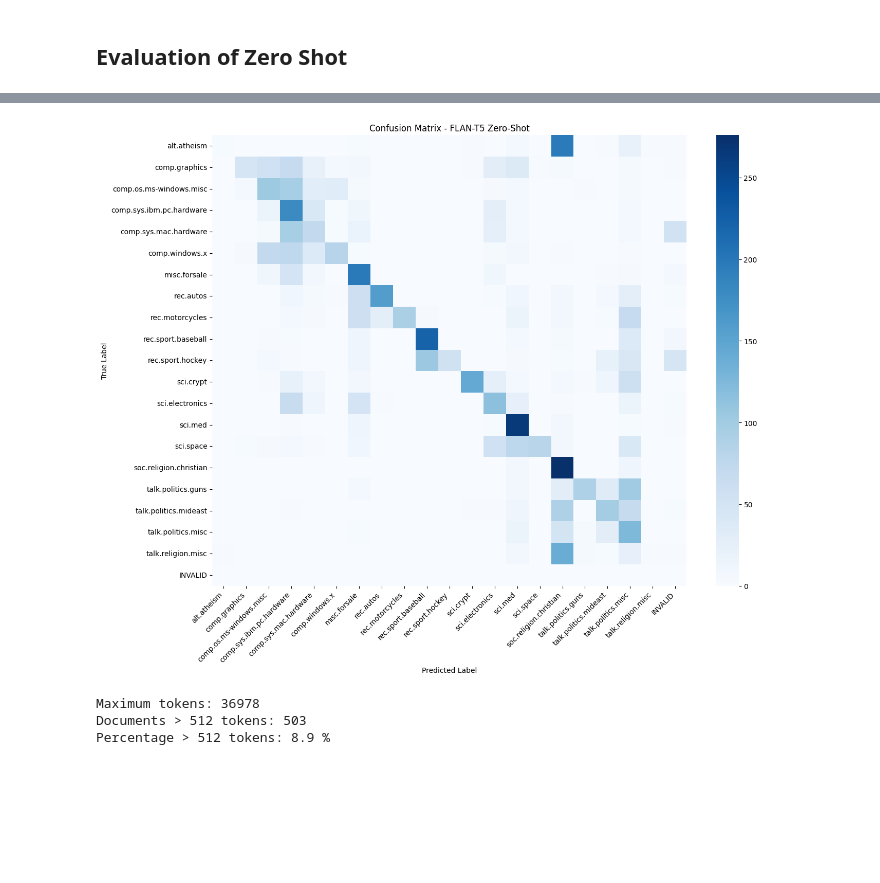
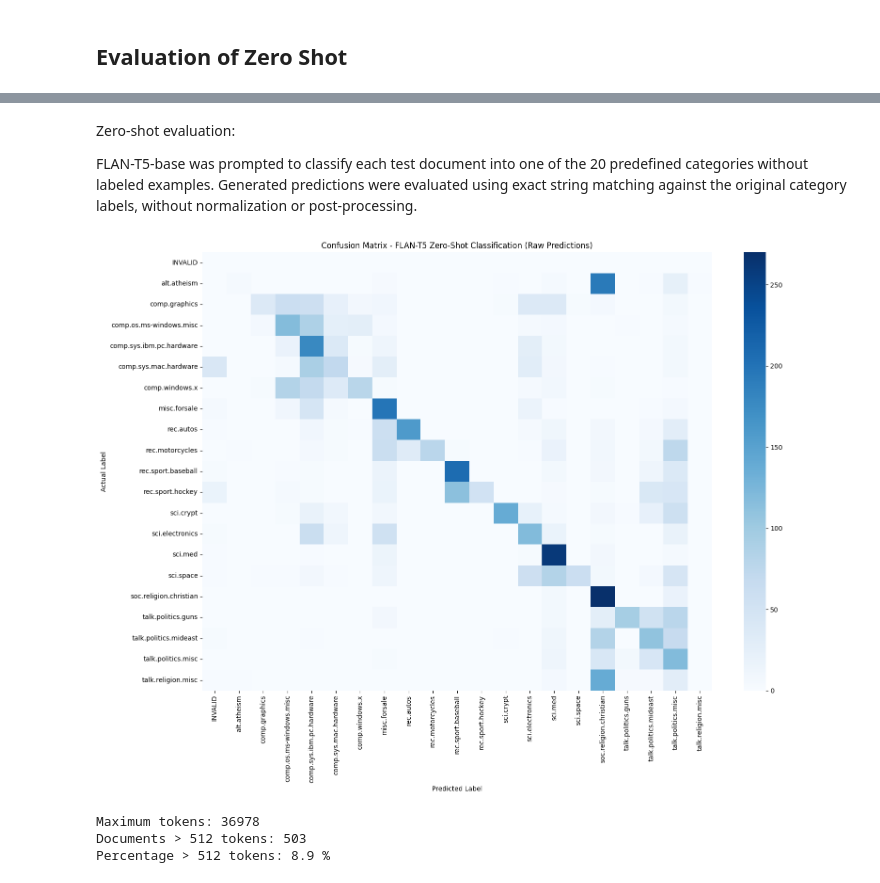
Before and after one commit to fatimahirshad/Sprint-03, a Jupyter notebook: nlp-assignment-2.ipynb, the cells around one changed output, grey strips where cells are left out. Cells and saved outputs as stored; diff of their text form; code cells hidden in the pictures; blank space fills up the shorter version.

```diff
--- a/nlp-assignment-2.ipynb
+++ b/nlp-assignment-2.ipynb
@@ -2437,12 +2428,8 @@ Category:
     return prediction
 # %%
-# Test zero-shot prediction on one document
-
-sample_text = X_test.iloc[0]
-
-prediction = zero_shot_predict(sample_text)
-
-print("Prediction:", prediction)
+# Test zero-shot classification on one test document
+sample_prediction = zero_shot_predict(X_test.iloc[0])
+print("Prediction:", sample_prediction)
 print("Actual:", y_test.iloc[0])
 # %% [output]
 Prediction: talk.politics.mideast
@@ -2554,7 +2505,7 @@ Predictions: 5650
 # %%
 # Check for invalid predictions
 invalid_predictions = sum(
-    prediction is None for prediction in zero_shot_predictions
+    prediction is None for prediction in zero_shot_raw_predictions
 )
 
 print("Invalid predictions:", invalid_predictions)
@@ -2562,7 +2513,7 @@ print("Invalid predictions:", invalid_predictions)
 # Replace invalid predictions with a placeholder
 y_pred_zero_shot = [
     prediction if prediction is not None else "INVALID"
-    for prediction in zero_shot_predictions
+    for prediction in zero_shot_raw_predictions
 ]
 
 # Metrics
@@ -2846,32 +2550,41 @@ Zero-Shot F1:        0.4154
+# %% [markdown]
+Zero-shot evaluation:
+
+FLAN-T5-base was prompted to classify each test document into one of the 20 predefined categories without labeled examples. Generated predictions were evaluated using exact string matching against the original category labels, without normalization or post-processing.
 # %%
+# Create the confusion matrix using raw zero-shot predictions
 import matplotlib.pyplot as plt
 import seaborn as sns
+from sklearn.metrics import confusion_matrix
 
+# Include all 20 official classes and any unmatched output categories
+all_labels = sorted(set(y_test) | set(y_pred_zero_shot))
+
+# Calculate confusion matrix
 cm_zero_shot = confusion_matrix(
     y_test,
     y_pred_zero_shot,
-    labels=class_names + ["INVALID"]
+    labels=all_labels
 )
 
-plt.figure(figsize=(14, 11))
-
+# Plot confusion matrix
+plt.figure(figsize=(16, 12))
 sns.heatmap(
     cm_zero_shot,
     annot=False,
     cmap="Blues",
-    xticklabels=class_names + ["INVALID"],
-    yticklabels=class_names + ["INVALID"]
+    xticklabels=all_labels,
+    yticklabels=all_labels
 )
-
 plt.xlabel("Predicted Label")
-plt.ylabel("True Label")
-plt.title("Confusion Matrix - FLAN-T5 Zero-Shot")
-plt.xticks(rotation=45, ha="right")
+plt.ylabel("Actual Label")
+plt.title("Confusion Matrix - FLAN-T5 Zero-Shot Classification (Raw Predictions)")
+plt.xticks(rotation=90)
 plt.yticks(rotation=0)
 plt.tight_layout()
 plt.show()
 # %% [output]
-[figure, old version]
+[figure, new version]
 # %%
 token_lengths = [
     len(llm_tokenizer.encode(
```
Also changed, not shown: parts of 38 cells of this notebook.
